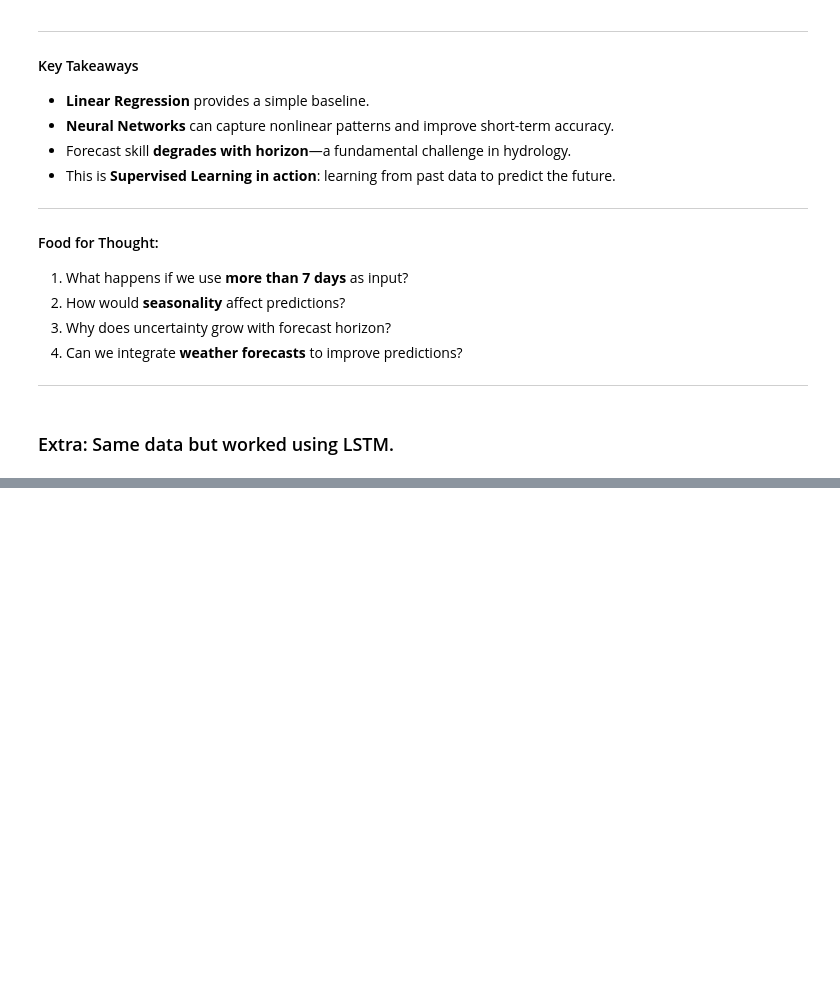
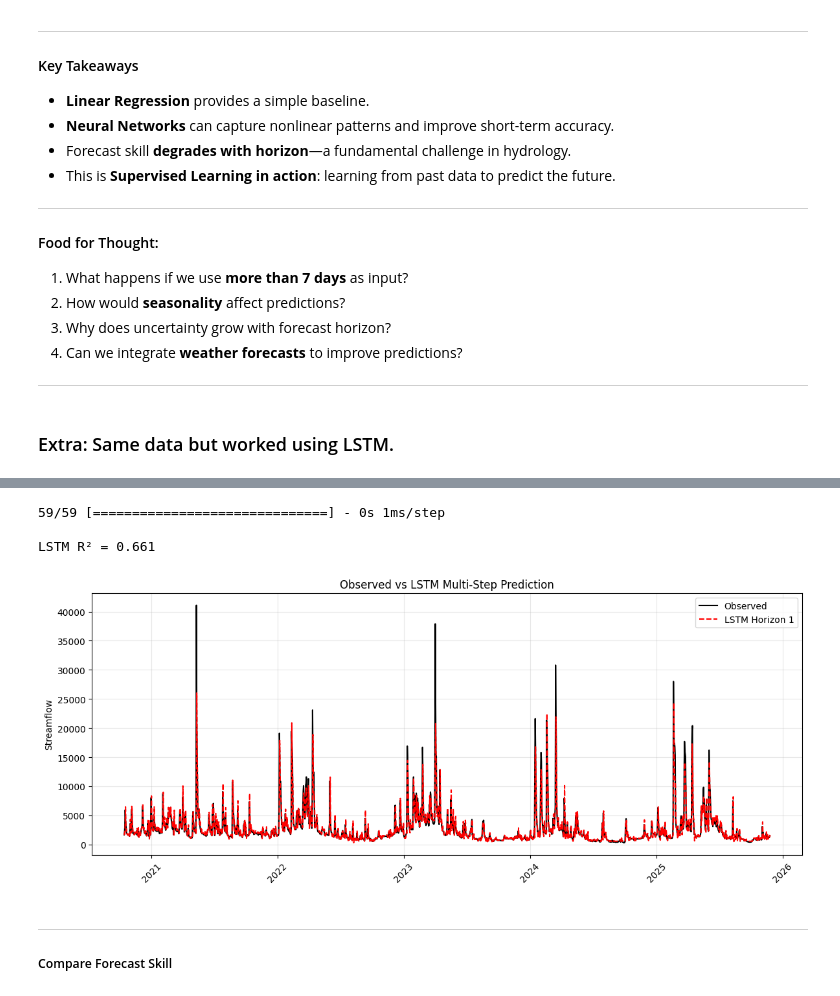
Before and after one commit to tkavoo/data_science, a Jupyter notebook: streamflow_forecasting.ipynb, the cells around one changed output, grey strips where cells are left out. Cells and saved outputs as stored; diff of their text form; code cells hidden in the pictures; blank space fills up the shorter version.

```diff
--- a/streamflow_forecasting.ipynb
+++ b/streamflow_forecasting.ipynb
@@ -635,0 +445,66 @@ plt.show()
+# %%
+import numpy as np
+import pandas as pd
+import matplotlib.pyplot as plt
+from sklearn.preprocessing import MinMaxScaler
+from sklearn.metrics import r2_score
+from keras.models import Sequential
+from keras.layers import LSTM, Dense
+
+# Prepare data
+df = df_clean.copy()
+df["time"] = pd.to_datetime(df["time"])
+df = df.sort_values("time").reset_index(drop=True)
+
+values = df["value"].values.astype(float)
+
+# Scale
+scaler = MinMaxScaler()
+values_scaled = scaler.fit_transform(values.reshape(-1, 1)).flatten()
+
+# Parameters
+window = 7
+max_horizon = 7
+
+# Build supervised sequences for multi-step
+X, y = [], []
+for i in range(len(values_scaled) - window - max_horizon + 1):
+    seq_x = values_scaled[i : i + window]
+    seq_y = values_scaled[i + window : i + window + max_horizon]
+    X.append(seq_x)
+    y.append(seq_y)
+
+X = np.array(X).reshape(-1, window, 1)
+y = np.array(y)  # shape: (samples, max_horizon)
+
+# Define and train multi-step LSTM
+lstm_model = Sequential([
+    LSTM(16, activation='tanh', input_shape=(window, 1)),
+    Dense(8, activation='relu'),
+    Dense(max_horizon)  # multi-step output
+])
+
+lstm_model.compile(optimizer='adam', loss='mse')
+lstm_model.fit(X, y, epochs=100, batch_size=16, verbose=0)
+
+# Predict and inverse-transform
+y_pred_scaled = lstm_model.predict(X)
+y_pred = scaler.inverse_transform(y_pred_scaled)
+obs = scaler.inverse_transform(y)
+
+# Compute R²
+r2_lstm = r2_score(obs[:, 0], y_pred[:, 0])
+print(f"\nLSTM R² = {r2_lstm:.3f}\n")
+
+# Plot example for first horizon
+plt.figure(figsize=(12, 5))
+plt.plot(df["time"].iloc[window+max_horizon-1:], obs[:, 0], color='k', label="Observed")
+plt.plot(df["time"].iloc[window+max_horizon-1:], y_pred[:, 0], color='r', linestyle='--', label="LSTM Horizon 1")
+plt.ylabel("Streamflow")
+plt.title("Observed vs LSTM Multi-Step Prediction")
+plt.xticks(rotation=45)
+plt.legend()
+plt.grid(alpha=0.3)
+plt.tight_layout()
+plt.show()
+# %% [output]
@@ -635,0 +518,7 @@ plt.show()
+59/59 [==============================] - 0s 1ms/step
+
+LSTM R² = 0.661
+[figure, added]
+# %% [markdown]
+***
+##### Compare Forecast Skill
```
Also changed, not shown: parts of 12 cells of this notebook.
